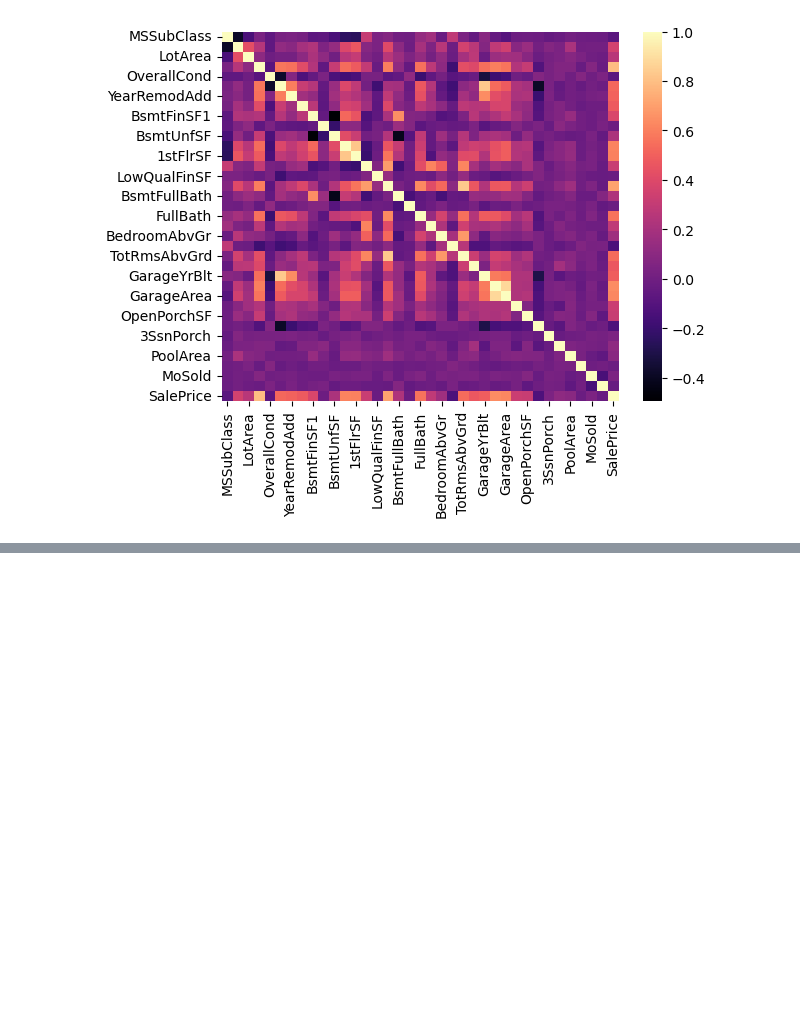
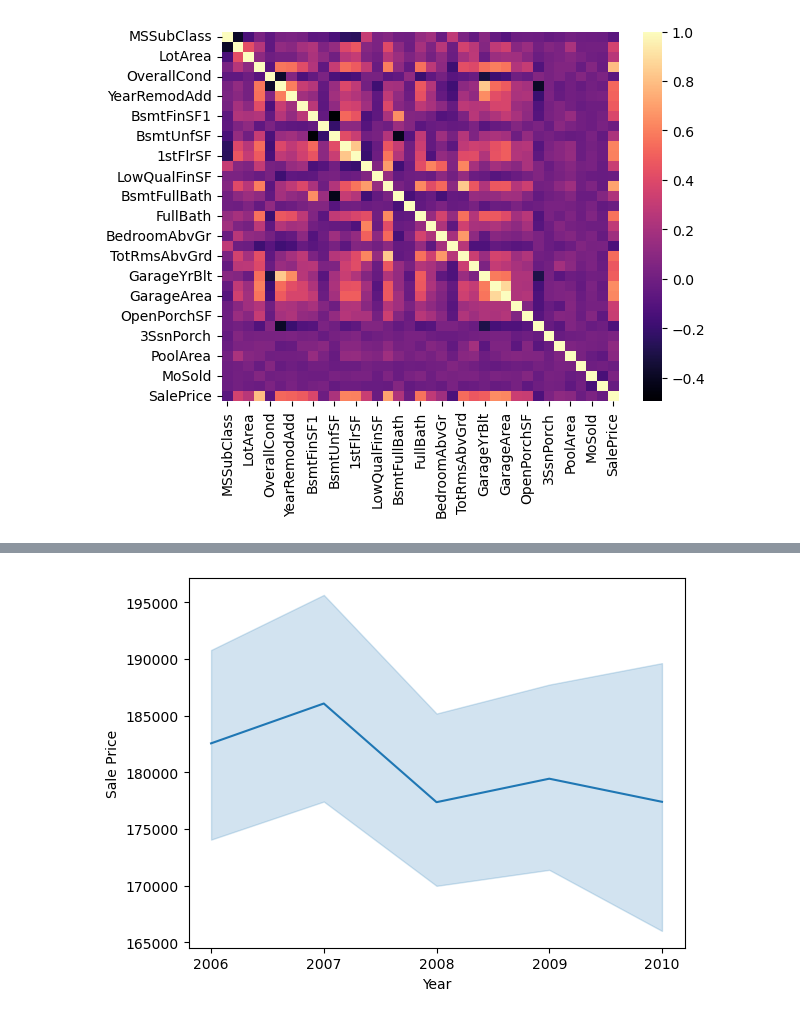
Before and after one commit to aryabaguss/House-Price-Data-Cleaning, a Jupyter notebook: House_Price_EDA.ipynb, the cells around one changed output, grey strips where cells are left out. Drawn from its saved outputs; the diff is of its cells as text; code cells hidden in the pictures; blank space fills up the shorter version.

```diff
--- a/House_Price_EDA.ipynb
+++ b/House_Price_EDA.ipynb
@@ -108,0 +129,17 @@ sns.heatmap(corr, cmap = 'magma')
+# %%
+# Line Plot average house price each year
+sns.lineplot(data = df2, x = 'YrSold', y = 'SalePrice')
+
+# Scale the xticks
+plt.xticks([2006, 2007, 2008, 2009, 2010])
+
+# Label X
+plt.xlabel('Year')
+
+# Label Y
+plt.ylabel('Sale Price')
+
+# Show BoxPlot
+plt.show()
+# %% [output]
+[figure, added]
```
Also changed, not shown: parts of 14 cells of this notebook.
